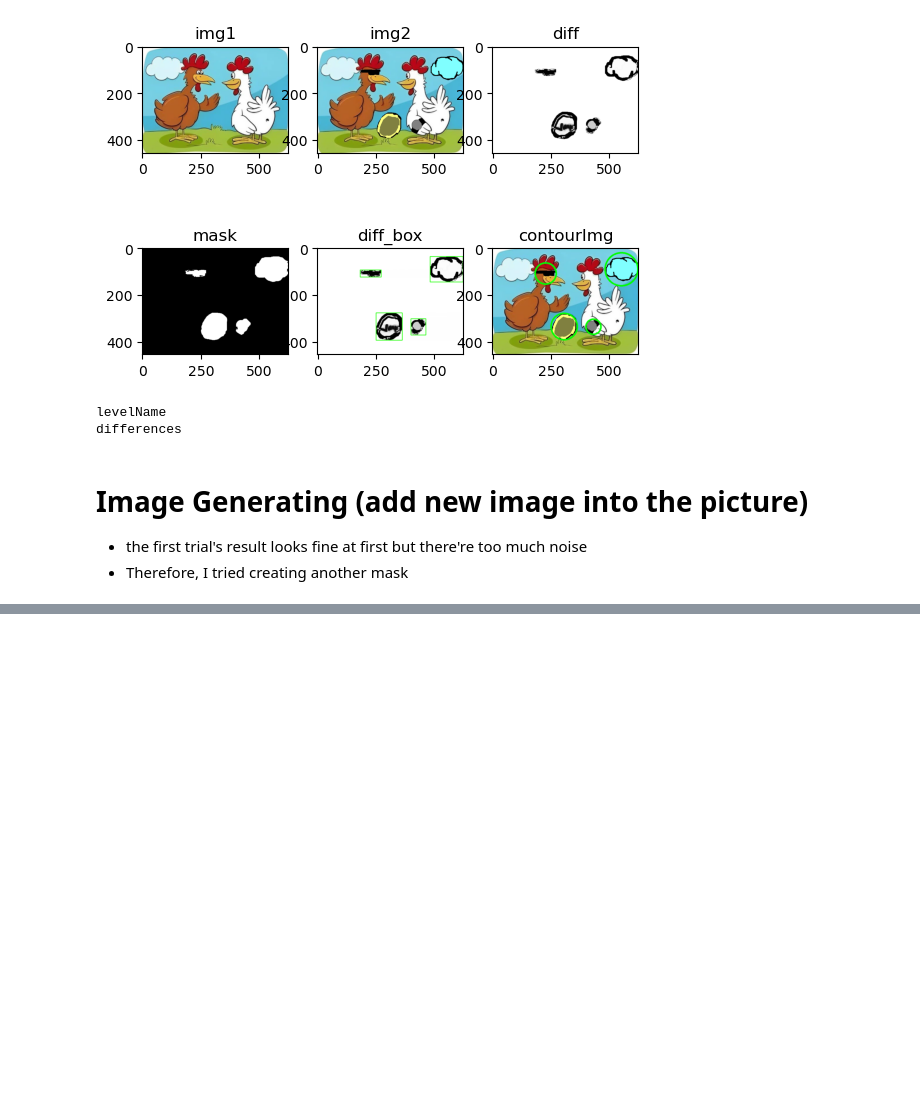
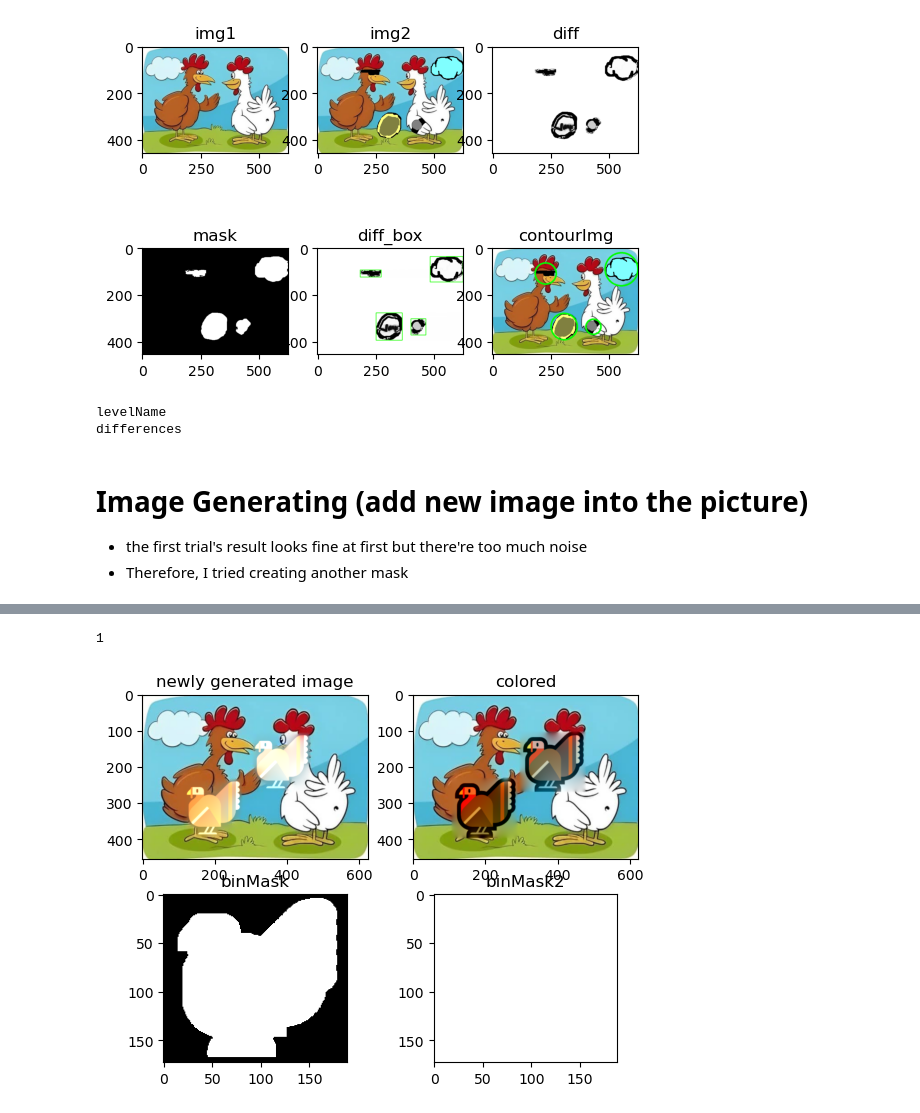
Before and after one commit to hung117/DetectDifferences, a Jupyter notebook: imageProcess/imageSegment.ipynb, the cells around one changed output, grey strips where cells are left out. Drawn from its saved outputs; the diff is of its cells as text; code cells hidden in the pictures; blank space fills up the shorter version.

```diff
--- a/imageProcess/imageSegment.ipynb
+++ b/imageProcess/imageSegment.ipynb
@@ -505,0 +441,65 @@ printDifferences(img1,newImage)
+# %%
+
+# get og image
+image1 = cv2.imread('./resources/chick1.png')
+width, height = (image1.shape[0],image1.shape[1])
+ogImg = image1.copy()
+
+# get Turkey !
+smol_turkey = cv2.imread('./resources/turkey.png')
+## get mask for background segmentation
+bin_threshold = 10
+
+smol_turkey_gray = cv2.cvtColor(smol_turkey, cv2.COLOR_BGR2GRAY)
+binMask = smol_turkey_gray < bin_threshold #forming the binary image
+binMask.dtype='uint8' #range 0-1
+
+# Get new mask from contours
+contours,hierarchy = cv2.findContours(binMask, cv2.RETR_EXTERNAL, cv2.CHAIN_APPROX_SIMPLE)
+
+if len(contours) == 0:
+    print("cant find contours")
+    quit()
+else:
+    print(len(contours))
+# turn  binMask to 3 channel
+binMask = cv2.cvtColor(binMask,cv2.COLOR_GRAY2RGB)
+# last seen of binMask, may or may not needed
+cv2.drawContours(binMask, [contours[0]], 0, (255,255,255), -1) # -1 fills contour's inside # bettermask
+binMask2 = np.zeros(smol_turkey.shape,'uint8')+255 # this so called mask include all # last seen of binMask2
+
+# add turkey in image
+image1 = ogImg
+image2 = ogImg
+number_of_turkeys = 2
+for i in range(number_of_turkeys):
+    x = int(random.randint(40, width-40))
+    y = int(random.randint(40, height-40))
+
+    image1 = cv2.seamlessClone(smol_turkey, image1, binMask, [x,y], cv2.NORMAL_CLONE) #binMask can be 1 or 3 channels
+    image2 = cv2.seamlessClone(smol_turkey, image2, binMask2, [x,y], cv2.NORMAL_CLONE)
+
+#Display
+image1 = cv2.cvtColor(image1, cv2.COLOR_BGR2RGB)
+image2 = cv2.cvtColor(image2, cv2.COLOR_BGR2RGB)
+
+fig = plt.figure()
+
+ax = fig.add_subplot(2,2,1)
+ax.imshow(image1)
+ax.title.set_text('newly generated image')
+
+ax = fig.add_subplot(2,2,3)
+ax.imshow(binMask)
+ax.title.set_text('binMask')
+
+ax = fig.add_subplot(2,2,4)
+ax.imshow(binMask2)
+ax.title.set_text('binMask2')
+
+ax = fig.add_subplot(2,2,2)
+ax.imshow(image2)
+ax.title.set_text('colored')
+# %% [output]
+1
+[figure, added]
```
Also changed, not shown: parts of 5 cells of this notebook, 2 other files.
